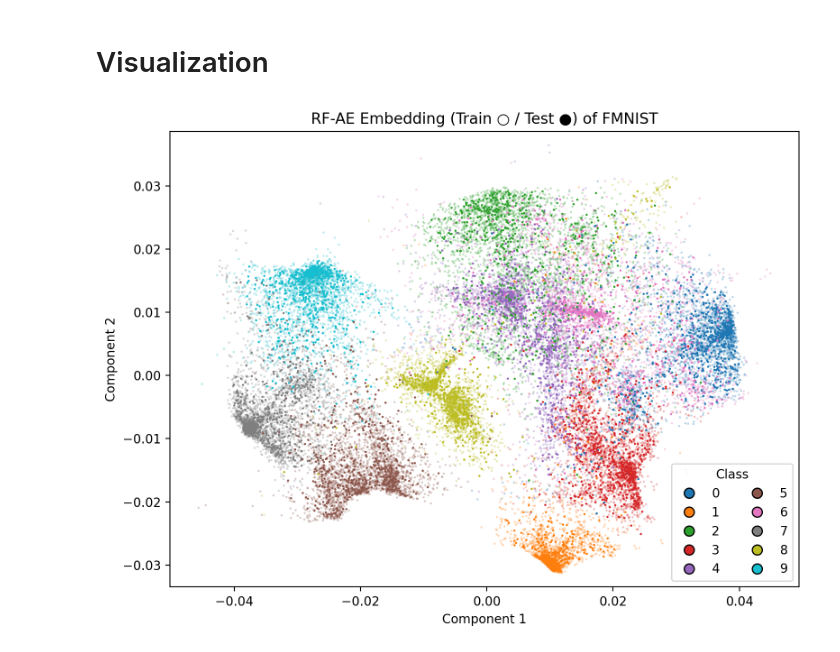
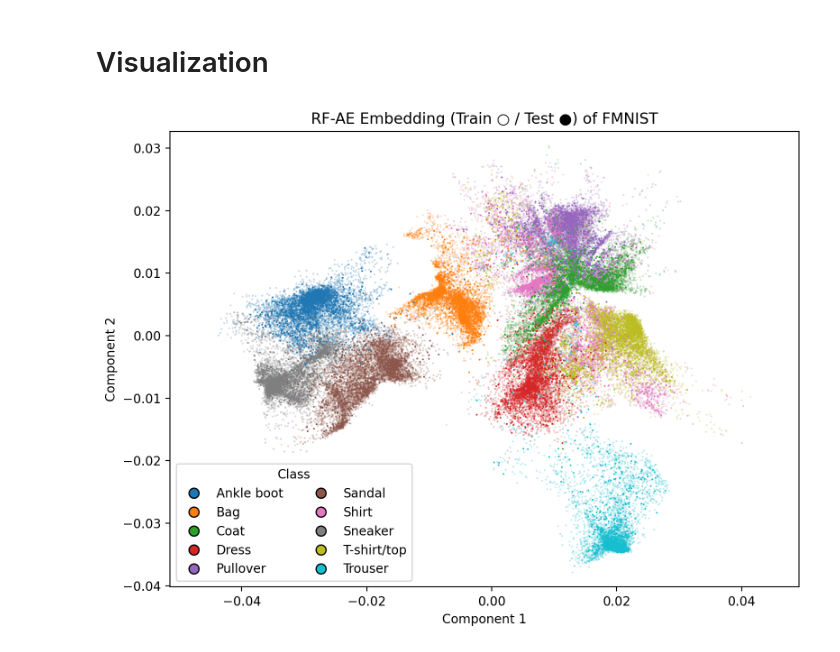
Before and after one commit to JakeSRhodesLab/RF-AE, a Jupyter notebook: demo.ipynb, the cells around one changed output. Saved outputs shown, nothing was run; the diff lists cells and outputs as text; code cells hidden in the pictures.

```diff
--- a/demo.ipynb
+++ b/demo.ipynb
@@ -63,7 +127,8 @@ def load_dataset(data_name="optdigits", subsample_size=None, random_state=42):
 # Load data
 # %%
 data_name = "fmnist"
-x, y = load_dataset(data_name, subsample_size=30000)
+seed = 999
+x, y = load_dataset(data_name, subsample_size=None, random_state=seed)
 
 print(f"Final dataset: Samples={len(x)}, Features={x.shape[1]}")
 # %% [output]
@@ -74,7 +138,7 @@ Final dataset: Samples=30000, Features=784
 
 # Split into train/test sets
 # %%
-x_train, x_test, y_train, y_test = train_test_split(x, y, test_size=0.2, random_state=42)
+x_train, x_test, y_train, y_test = train_test_split(x, y, test_size=0.1, random_state=seed)
 # %% [markdown]
 # Initialize and fit RFAE
 # %%
@@ -82,13 +146,12 @@ model = RFAE(
     n_components=2,
     epochs=200,
     lam=0.01,
-    recon_loss_type='kl',
-    random_state=42
+    recon_loss_type='jsd',
+    random_state=seed
     )
 
 
 emb_train = model.fit_transform(x_train, y_train)
-emb_test = model.transform(x_test)
 
-print("Embedding shapes:", emb_train.shape, emb_test.shape)
+print("Embedding shapes:", emb_train.shape)
 # %% [output]
@@ -138,47 +190,59 @@ Embedding shapes: (24000, 2) (6000, 2)
 # %%
 plt.figure(figsize=(8, 6), dpi=200)
 
+# ----------------------------------------------------------
+# Convert string labels → integer color codes for scatter
+# ----------------------------------------------------------
+classes = np.unique(np.concatenate([y_train, y_test]))
+class_to_int = {cls: i for i, cls in enumerate(classes)}
+
+y_train_colors = np.array([class_to_int[c] for c in y_train])
+y_test_colors  = np.array([class_to_int[c] for c in y_test])
+
+# ----------------------------------------------------------
 # Plot training (circles) and test (triangles)
+# ----------------------------------------------------------
 train_scatter = plt.scatter(
     emb_train[:, 0], emb_train[:, 1],
-    c=y_train, cmap='tab10',
-    s=3, alpha=0.3, marker='o', linewidths=0
+    c=y_train_colors, cmap='tab10',
+    s=2, alpha=0.3, marker='o', linewidths=0
 )
 test_scatter = plt.scatter(
     emb_test[:, 0], emb_test[:, 1],
-    c=y_test, cmap='tab10',
-    s=3, alpha=1, marker='o', linewidths=0
+    c=y_test_colors, cmap='tab10',
+    s=2, alpha=1, marker='o', linewidths=0
 )
 
-plt.title("RF-AE Embedding (Train ○ / Test ●) of " + data_name.upper())
+plt.title(f"RF-AE Embedding (Train ○ / Test ●) of {data_name.upper()}")
 plt.xlabel("Component 1")
 plt.ylabel("Component 2")
 plt.axis("equal")
 
-# Create dot-based legend: one dot per class (color-coded)
-classes = np.unique(np.concatenate([y_train, y_test]))
+# ----------------------------------------------------------
+# Dot-based legend: labels remain strings
+# ----------------------------------------------------------
 cmap = plt.get_cmap('tab10')
 handles = [
     plt.Line2D(
         [0], [0],
         marker='o',
         color='none',
-        markerfacecolor=cmap(i % 10),
+        markerfacecolor=cmap(class_to_int[cls] % 10),
         markersize=8,
         label=str(cls)
     )
-    for i, cls in enumerate(classes)
+    for cls in classes
 ]
 
 plt.legend(
     handles=handles,
     title="Class",
     loc='best',
     frameon=True,
     ncol=2
 )
 
 plt.tight_layout()
 plt.show()
 # %% [output]
-[figure, old version]
+[figure, new version]
```
Also changed, not shown: parts of 5 cells of this notebook.
